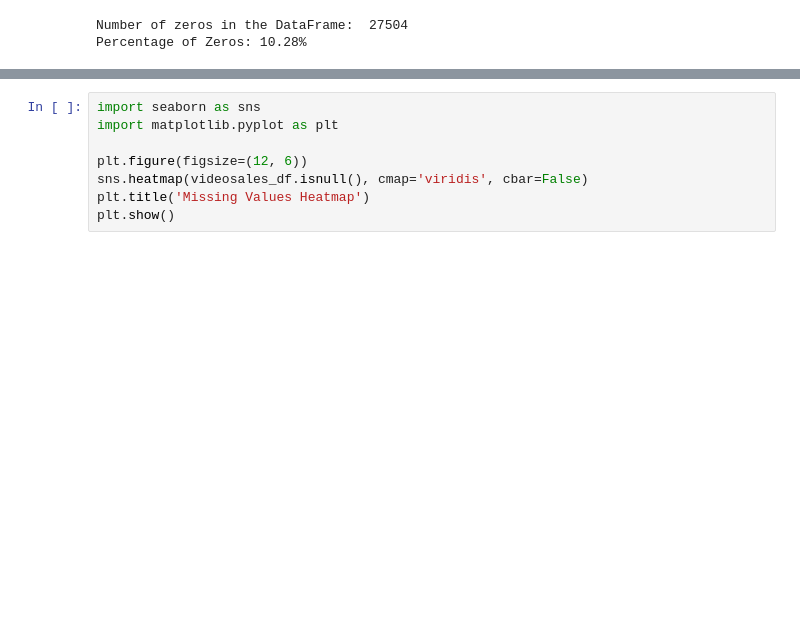
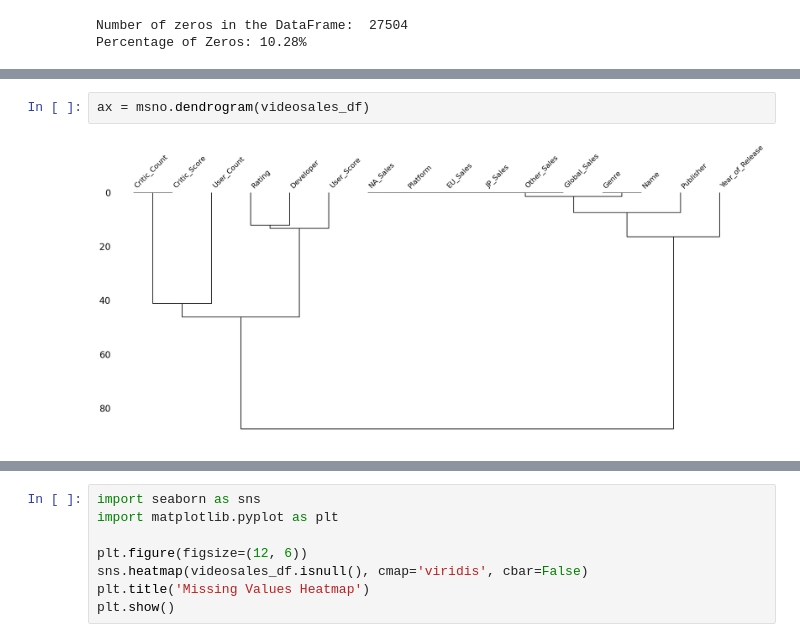
Before and after one commit to sba23416/CA1_DataViz_HDip-, a Jupyter notebook: Hodan Mohamed Abdi_DVizHDip_CA1.ipynb, the cells around one changed output, grey strips where cells are left out. Saved outputs shown, nothing was run; the diff lists cells and outputs as text; blank space fills up the shorter version.

```diff
--- a/Hodan Mohamed Abdi_DVizHDip_CA1.ipynb
+++ b/Hodan Mohamed Abdi_DVizHDip_CA1.ipynb
@@ -264,0 +302,4 @@ Percentage of Zeros: 10.28%
+# %%
+ax = msno.dendrogram(videosales_df)
+# %% [output]
+[figure, added]
```
Also changed, not shown: parts of 19 cells of this notebook.
